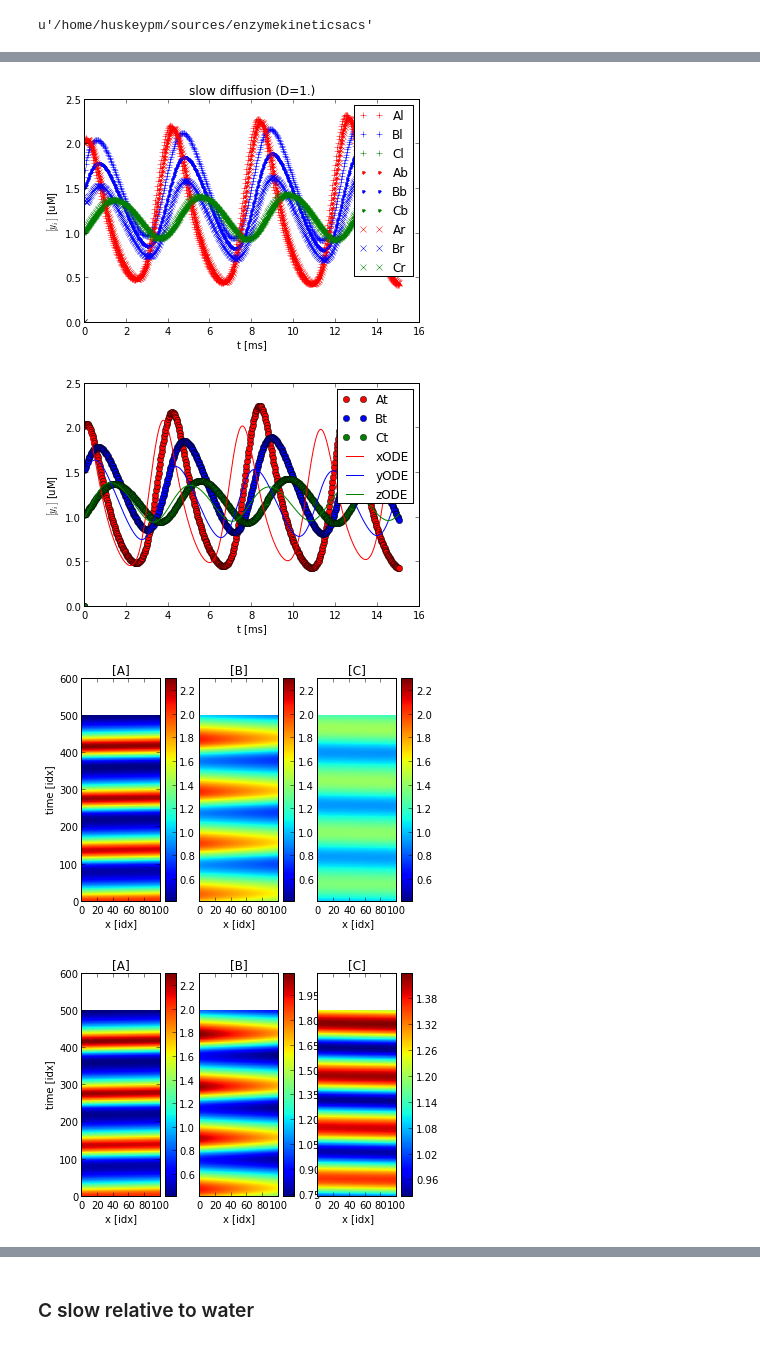
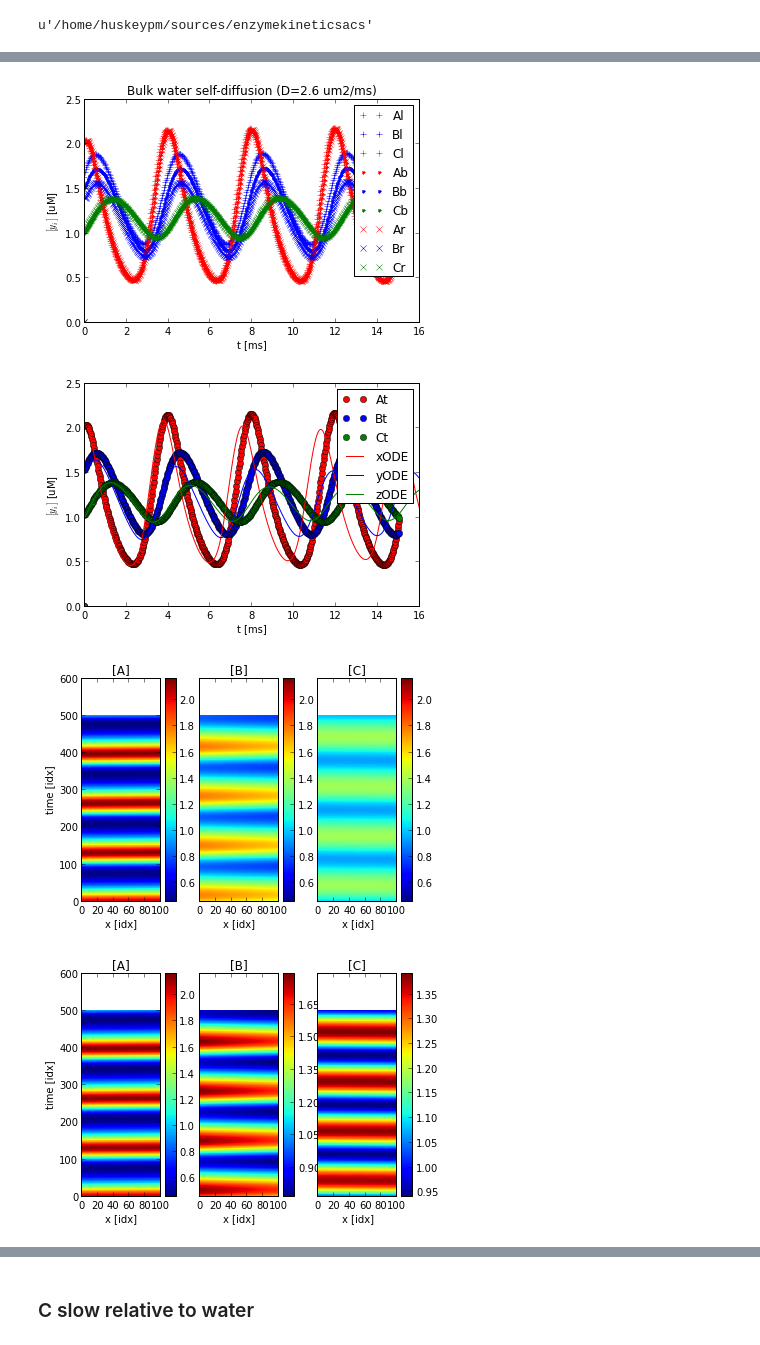
Before and after one commit to huskeypm/enzymekineticsacs, a Jupyter notebook: goodwinPDE.ipynb, the cells around one changed output, grey strips where cells are left out. Cells and saved outputs as stored; diff of their text form; code cells hidden in the pictures.

```diff
--- a/goodwinPDE.ipynb
+++ b/goodwinPDE.ipynb
@@ -19,3 +19,3 @@ TrueWRNING: this is a hack, since not updated correctly0.0010.001DA: 1.000000 DB
 # %%
-results = resultsFast    plt.figure()plotconcs1(results.ts,results.concs)plotconcs2Barrier(results.ts,results.concs)plotconcs3(results.ts,results.concs)plt.title("fast diffusion (D=1e9)") plt.gcf().savefig(root+"acsfig2a.png",dpi=300)    plt.figure()plotconcssum(results.ts,results.concs,results.volFracs)plotODE(tode,yode)plt.gcf().savefig(root+"acsfig2apdeode.png",dpi=300)    plt.xlim([0.,16])plotLineScans(results,figName=root+"linescanfastdiffN.png",sameClim=True)  plotLineScans(results,figName=root+"linescanfastdiff.png")
+results = resultsFast    plt.figure(figsize=(10.0, 8.0))plotconcs1(results.ts,results.concs)plotconcs2Barrier(results.ts,results.concs)plotconcs3(results.ts,results.concs)plt.title("Well-mixed (D=1e9 um2/ms)") plt.gcf().savefig(root+"acsfig2a.png",dpi=300)    plt.figure()plotconcssum(results.ts,results.concs,results.volFracs)plotODE(tode,yode)plt.gcf().savefig(root+"acsfig2apdeode.png",dpi=300)    plt.xlim([0.,16])plotLineScans(results,figName=root+"linescanfastdiffN.png",sameClim=True)  plotLineScans(results,figName=root+"linescanfastdiff.png")
 # %% [output]
@@ -24,10 +24,10 @@ results = resultsFast    plt.figure()plotconcs1(results.ts,results.concs)plotcon
 [figure]
 [figure]
 # %%
-results = resultsWaterplt.figure()plotconcs1(results.ts,results.concs)plotconcs2Barrier(results.ts,results.concs)plotconcs3(results.ts,results.concs)plt.gcf().savefig(root+"acsfig2b.png",dpi=300)    plt.title("slow diffusion (D=1.)") plt.figure()plotconcssum(results.ts,results.concs,results.volFracs)plotODE(tode,yode)plt.xlim([0.,16])#plt.gcf().savefig(root+"acsfig2apdeode.png",dpi=300) plotLineScans(results,figName=root+"linescanwaterdiffN.png",sameClim=True)    plotLineScans(results,figName=root+"linescanwaterdiff.png")
+results = resultsWaterplt.figure()plotconcs1(results.ts,results.concs)plotconcs2Barrier(results.ts,results.concs)plotconcs3(results.ts,results.concs)plt.gcf().savefig(root+"acsfig2b.png",dpi=300)    plt.title("Bulk water self-diffusion (D=2.6 um2/ms)") plt.figure()plotconcssum(results.ts,results.concs,results.volFracs)plotODE(tode,yode)plt.xlim([0.,16])#plt.gcf().savefig(root+"acsfig2apdeode.png",dpi=300) plotLineScans(results,figName=root+"linescanwaterdiffN.png",sameClim=True)    plotLineScans(results,figName=root+"linescanwaterdiff.png")
 # %% [output]
-[figure, old version]
+[figure, new version]
-[figure, old version]
+[figure, new version]
-[figure, old version]
+[figure, new version]
-[figure, old version]
+[figure, new version]
 # %%
```
Also changed, not shown: parts of 16 cells of this notebook, 4 other files.
